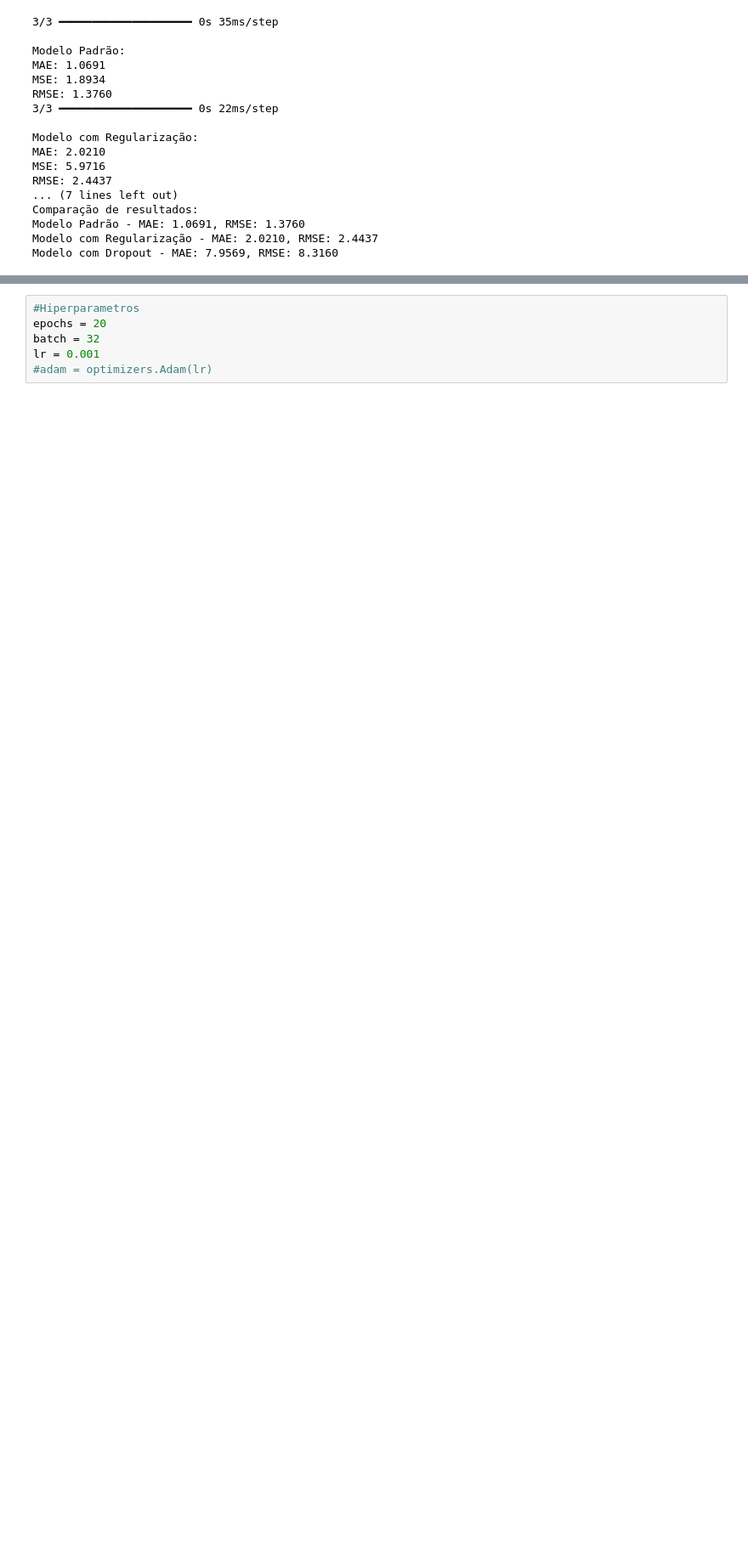
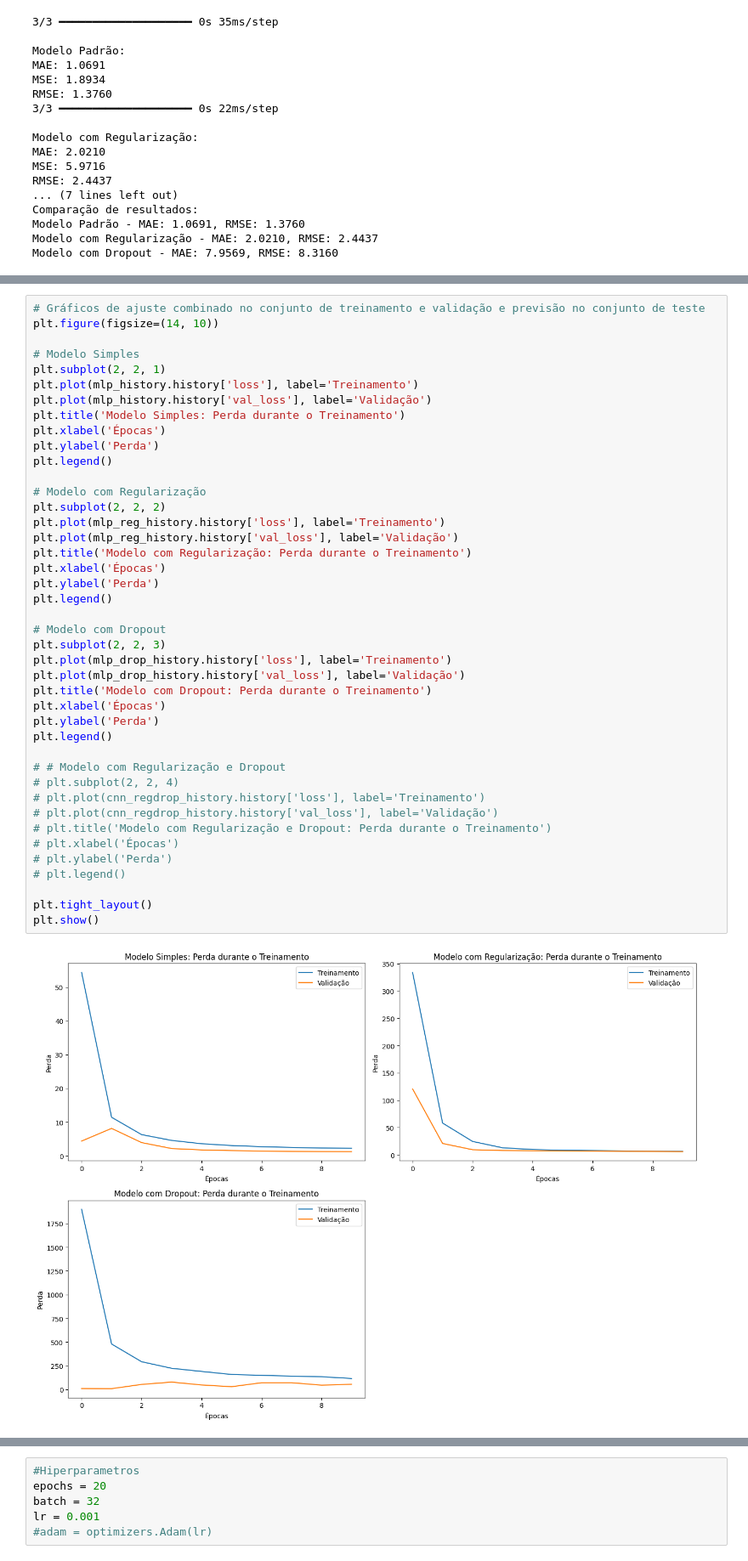
Before and after one commit to camazlucas/PEE-CPE727-Aprendizado-Profundo, a Jupyter notebook: 2024-03/Seminarios/11 - Aplicacoes em Series Temporais/Aplicacao em Series Temporais.ipynb, the cells around one changed output, grey strips where cells are left out. Shown at 85% size. Cells and saved outputs as stored; diff of their text form; blank space fills up the shorter version.

Commit message:
Ajuste dos Graficos

```diff
--- a/2024-03/Seminarios/11 - Aplicacoes em Series Temporais/Aplicacao em Series Temporais.ipynb
+++ b/2024-03/Seminarios/11 - Aplicacoes em Series Temporais/Aplicacao em Series Temporais.ipynb
@@ -606,3 +548,47 @@ plot_predictions(Y_test, y_pred_drop, 'MLP com Dropout')
+# %%
+# Gráficos de ajuste combinado no conjunto de treinamento e validação e previsão no conjunto de teste
+plt.figure(figsize=(14, 10))
+
+# Modelo Simples
+plt.subplot(2, 2, 1)
+plt.plot(mlp_history.history['loss'], label='Treinamento')
+plt.plot(mlp_history.history['val_loss'], label='Validação')
+plt.title('Modelo Simples: Perda durante o Treinamento')
+plt.xlabel('Épocas')
+plt.ylabel('Perda')
+plt.legend()
+
+# Modelo com Regularização
+plt.subplot(2, 2, 2)
+plt.plot(mlp_reg_history.history['loss'], label='Treinamento')
+plt.plot(mlp_reg_history.history['val_loss'], label='Validação')
+plt.title('Modelo com Regularização: Perda durante o Treinamento')
+plt.xlabel('Épocas')
+plt.ylabel('Perda')
+plt.legend()
+
+# Modelo com Dropout
+plt.subplot(2, 2, 3)
+plt.plot(mlp_drop_history.history['loss'], label='Treinamento')
+plt.plot(mlp_drop_history.history['val_loss'], label='Validação')
+plt.title('Modelo com Dropout: Perda durante o Treinamento')
+plt.xlabel('Épocas')
+plt.ylabel('Perda')
+plt.legend()
+
+# # Modelo com Regularização e Dropout
+# plt.subplot(2, 2, 4)
+# plt.plot(cnn_regdrop_history.history['loss'], label='Treinamento')
+# plt.plot(cnn_regdrop_history.history['val_loss'], label='Validação')
+# plt.title('Modelo com Regularização e Dropout: Perda durante o Treinamento')
+# plt.xlabel('Épocas')
+# plt.ylabel('Perda')
+# plt.legend()
+
+plt.tight_layout()
+plt.show()
+# %% [output]
+[figure, added]
 # %%
 # Combine os dados de treino e validação em uma série para comparação visual com o conjunto de teste e previsões.
 train_valid_data = np.concatenate([Y_train, Y_valid])  # Combina Y_train e Y_valid em uma série contínua
```
Also changed, not shown: parts of 5 cells of this notebook.
